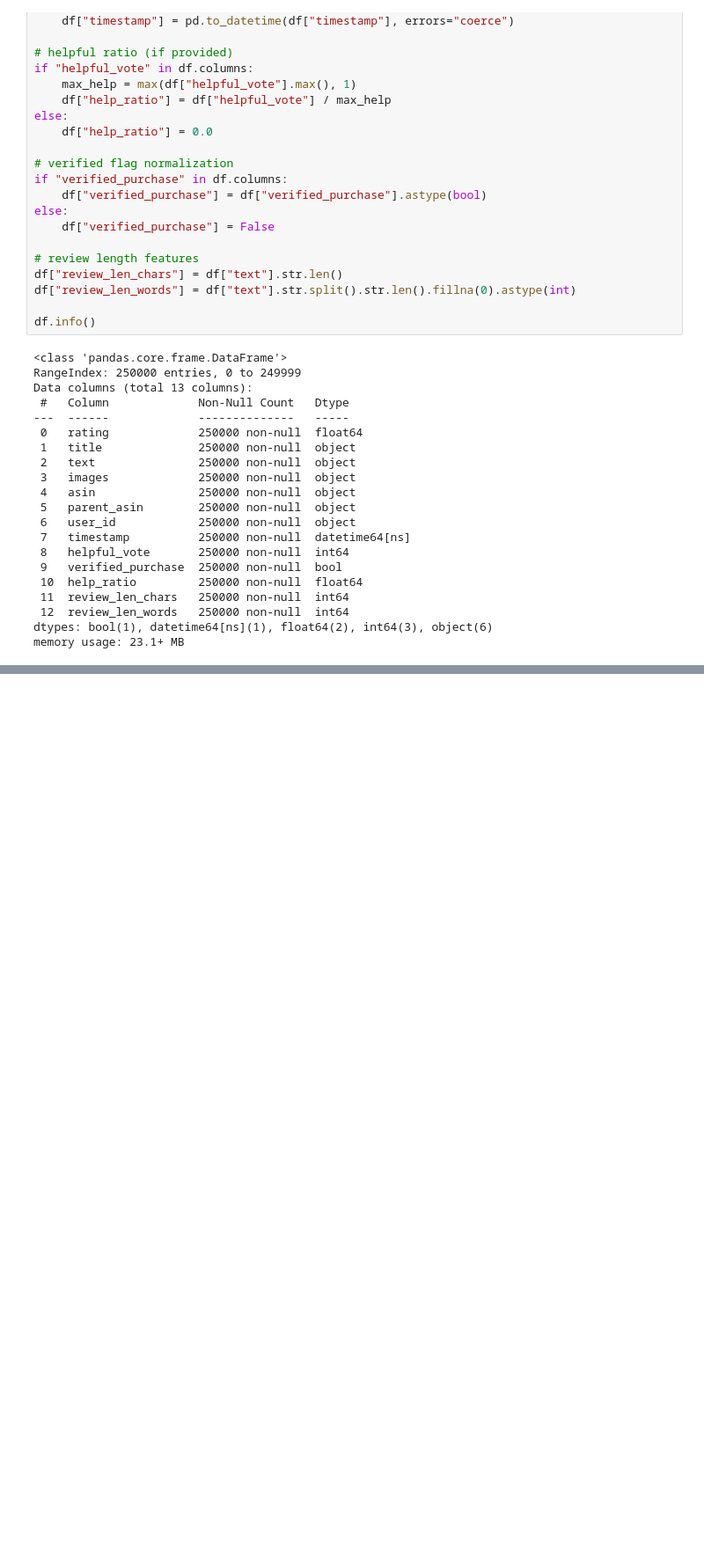
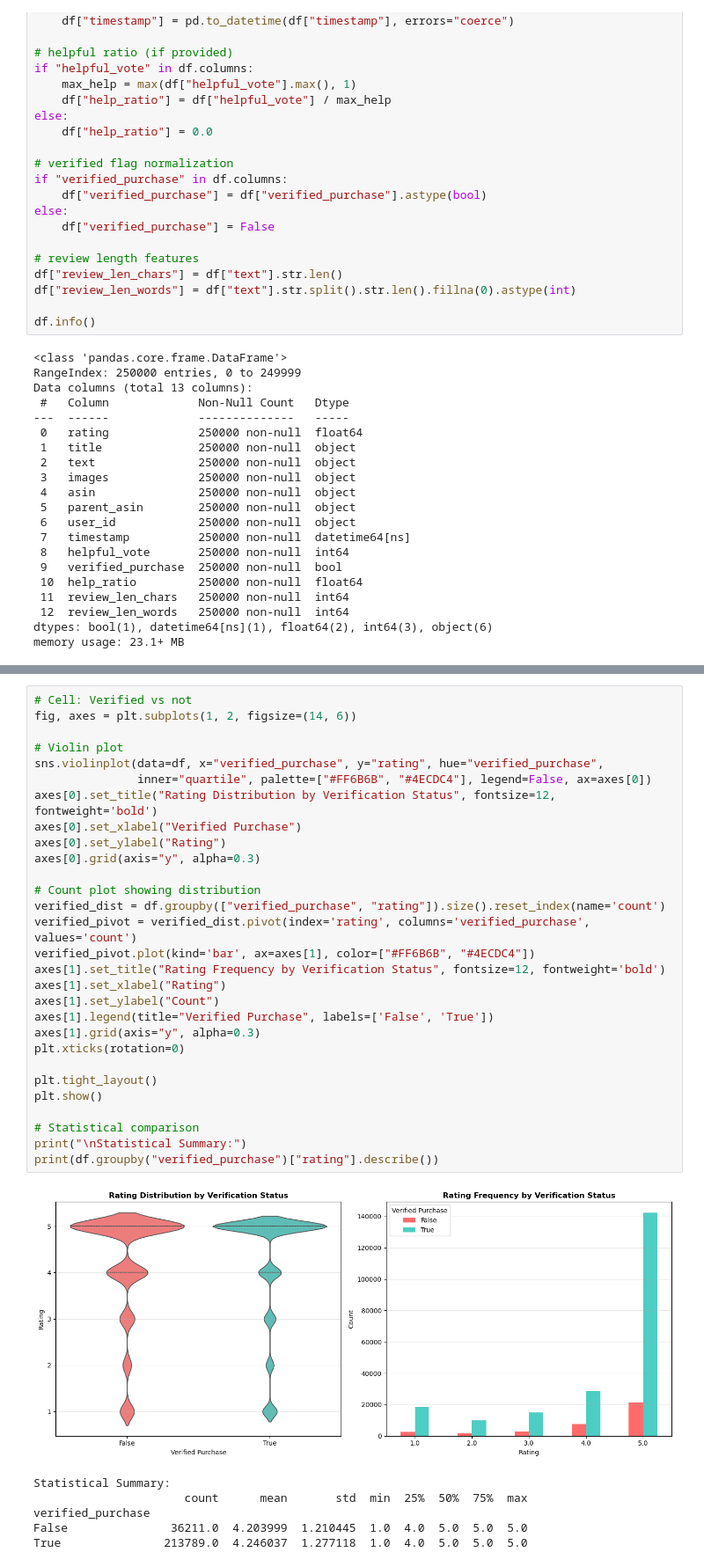
Before and after one commit to AndresRiera/Assignment-2-CSE-158R-, a Jupyter notebook: notebook.ipynb, the cells around one changed output, grey strips where cells are left out. Shown at 88% size. Saved outputs shown, nothing was run; the diff lists cells and outputs as text; blank space fills up the shorter version.

```diff
--- a/notebook.ipynb
+++ b/notebook.ipynb
@@ -338,0 +527,36 @@ Name: count, dtype: int64
+# %%
+# Cell: Verified vs not
+fig, axes = plt.subplots(1, 2, figsize=(14, 6))
+
+# Violin plot
+sns.violinplot(data=df, x="verified_purchase", y="rating", hue="verified_purchase",
+               inner="quartile", palette=["#FF6B6B", "#4ECDC4"], legend=False, ax=axes[0])
+axes[0].set_title("Rating Distribution by Verification Status", fontsize=12, fontweight='bold')
+axes[0].set_xlabel("Verified Purchase")
+axes[0].set_ylabel("Rating")
+axes[0].grid(axis="y", alpha=0.3)
+
+# Count plot showing distribution
+verified_dist = df.groupby(["verified_purchase", "rating"]).size().reset_index(name='count')
+verified_pivot = verified_dist.pivot(index='rating', columns='verified_purchase', values='count')
+verified_pivot.plot(kind='bar', ax=axes[1], color=["#FF6B6B", "#4ECDC4"])
+axes[1].set_title("Rating Frequency by Verification Status", fontsize=12, fontweight='bold')
+axes[1].set_xlabel("Rating")
+axes[1].set_ylabel("Count")
+axes[1].legend(title="Verified Purchase", labels=['False', 'True'])
+axes[1].grid(axis="y", alpha=0.3)
+plt.xticks(rotation=0)
+
+plt.tight_layout()
+plt.show()
+
+# Statistical comparison
+print("\nStatistical Summary:")
+print(df.groupby("verified_purchase")["rating"].describe())
+# %% [output]
+[figure, added]
+Statistical Summary:
+                      count      mean       std  min  25%  50%  75%  max
+verified_purchase
+False               36211.0  4.203999  1.210445  1.0  4.0  5.0  5.0  5.0
+True               213789.0  4.246037  1.277118  1.0  4.0  5.0  5.0  5.0
```
Also changed, not shown: parts of 52 cells of this notebook, 1 other file.
